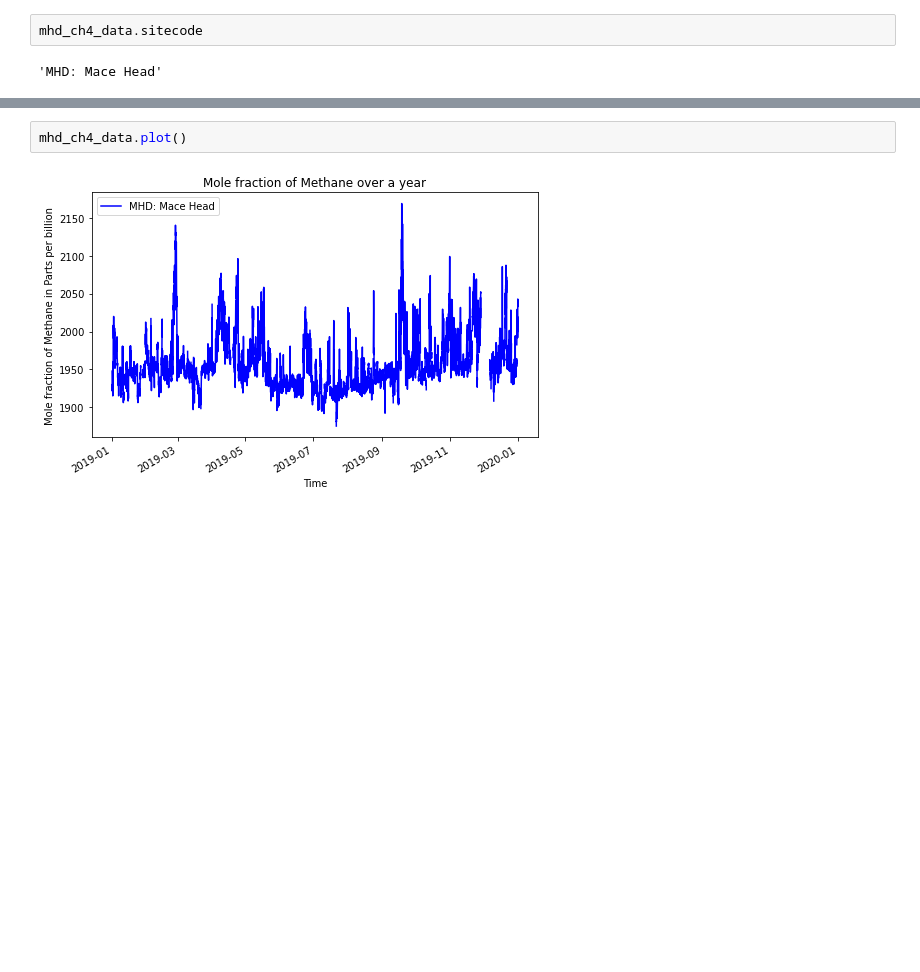
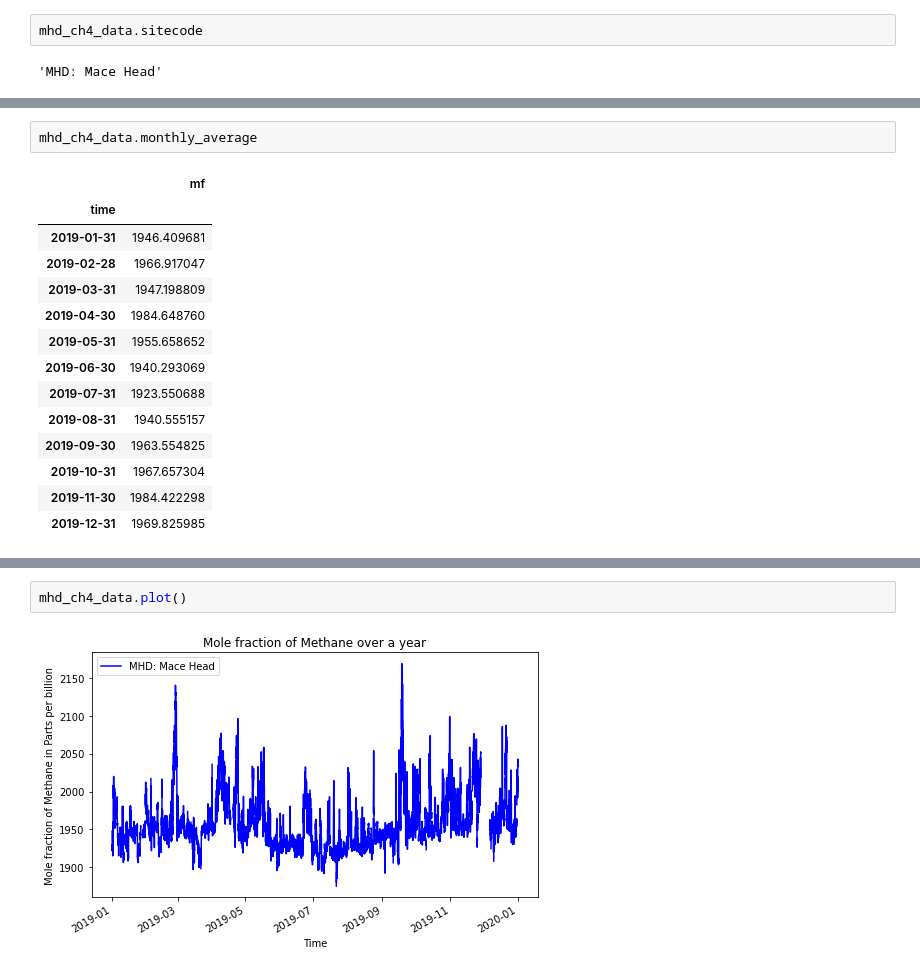
Before and after one commit to TJ-2003/Assessment2, a Jupyter notebook: instructions.ipynb, the cells around one changed output, grey strips where cells are left out. Cells and saved outputs as stored; diff of their text form; blank space fills up the shorter version.

```diff
--- a/instructions.ipynb
+++ b/instructions.ipynb
@@ -24,0 +59,17 @@ mhd_ch4_data.sitecode
+# %%
+mhd_ch4_data.monthly_average
+# %% [output]
+|  | mf |
+| time |  |
+| 2019-01-31 | 1946.409681 |
+| 2019-02-28 | 1966.917047 |
+| 2019-03-31 | 1947.198809 |
+| 2019-04-30 | 1984.648760 |
+| 2019-05-31 | 1955.658652 |
+| 2019-06-30 | 1940.293069 |
+| 2019-07-31 | 1923.550688 |
+| 2019-08-31 | 1940.555157 |
+| 2019-09-30 | 1963.554825 |
+| 2019-10-31 | 1967.657304 |
+| 2019-11-30 | 1984.422298 |
+| 2019-12-31 | 1969.825985 |
```
Also changed, not shown: parts of 3 cells of this notebook.
